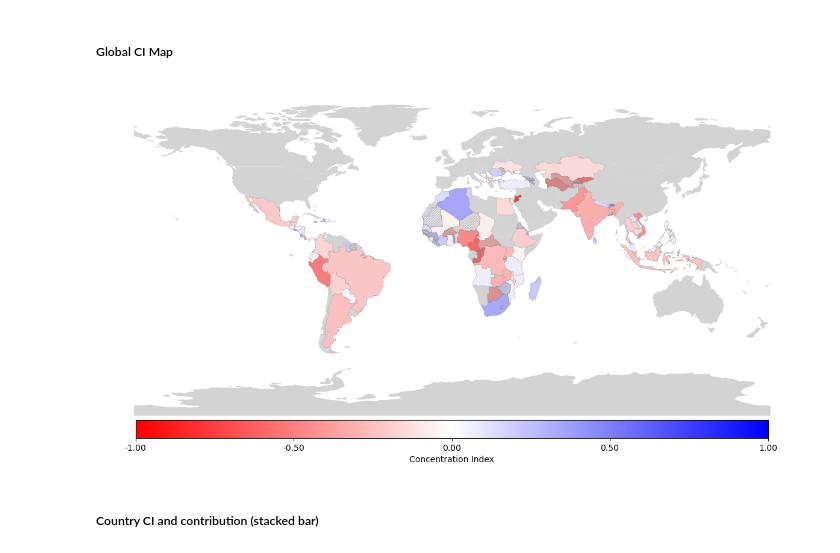
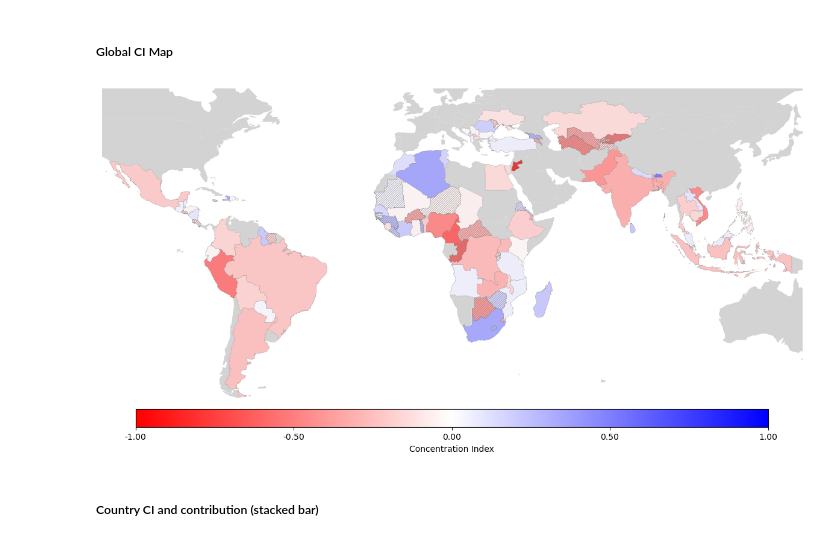
Before and after one commit to mvbnffc/flood-wealth, a Jupyter notebook: notebooks/1_observed_figures.ipynb, the cells around one changed output. Drawn from its saved outputs; the diff is of its cells as text; code cells hidden in the pictures.

Commit message:
update figure notebooks

```diff
--- a/notebooks/1_observed_figures.ipynb
+++ b/notebooks/1_observed_figures.ipynb
@@ -172,11 +153,16 @@ colormap_min = -1
 colormap_max = 1
 metric = "CI"
 label = "Concentration Index"
-hatch_pattern       = "////////////"
+hatch_pattern       = "/////////"
 mpl.rcParams['hatch.linewidth'] = 0.4
 mpl.rcParams['hatch.color'] = 'black'
 base_crs = "EPSG:4326"
 proj_crs = "EPSG:4326"
+# Set map boundaries
+xmin = -120
+xmax = 145
+ymin = -60
+ymax = 60
 
 # Create a copy of original dataframe for mapping
 map_df = combined_metrics.copy()
@@ -222,34 +208,38 @@ if metric in map_df.columns:
                             linewidth=0.2,
                             alpha=0.9)
 
     # Hash out uncertain countries
     uncertain_df[valid_data].plot(facecolor="none",
                        edgecolor='grey',
                        linewidth=0.2,
                        hatch=hatch_pattern,
                        ax=ax,
                        alpha=0.9)
 
     sm = ScalarMappable(cmap=colormap, norm=norm)
     sm.set_array([])
 
     # Create the colorbar with custom positioning
     cax = fig.add_axes([0.162, 0.2, 0.7, 0.03])  # [left, bottom, width, height]
     cbar = fig.colorbar(sm, cax=cax, orientation='horizontal')
     # Create evenly spaced ticks (5 ticks including min and max)
     tick_values = np.linspace(colormap_min, colormap_max, 5)
     cbar.set_ticks(tick_values)
     # Format the tick labels to have fewer decimal places
     cbar.set_ticklabels([f"{v:.2f}" for v in tick_values])
     cbar.set_label(label)
 
+# Set extent
+ax.set_xlim(xmin, xmax)
+ax.set_ylim(ymin, ymax)
+
 # Turn off the axis
 ax.set_axis_off()
 
 # plt.show()
 plt.savefig(fr"C:\Users\Mark.DESKTOP-UFHIN6T\OneDrive - Nexus365\Howden\Write-Up\Paper\Figures\1_observed\observed_national_metrics_fe-{exposure_threshold}_fp-{perc_threshold}.png", dpi=300)
 # %% [output]
-[figure, old version]
+[figure, new version]
 # %% [markdown]
 ##### Country CI and contribution (stacked bar)
 # %%
```
Also changed, not shown: parts of 3 cells of this notebook, 2 other files.
